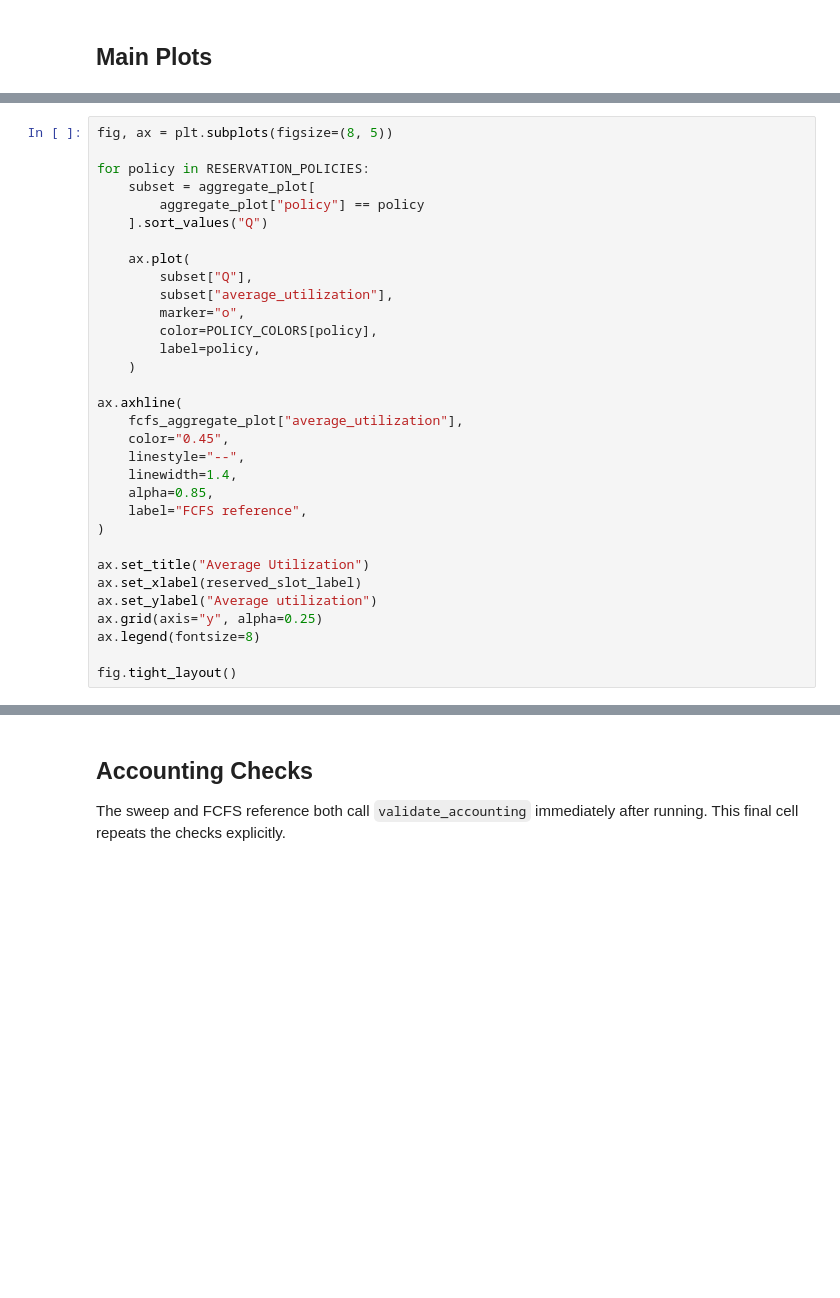
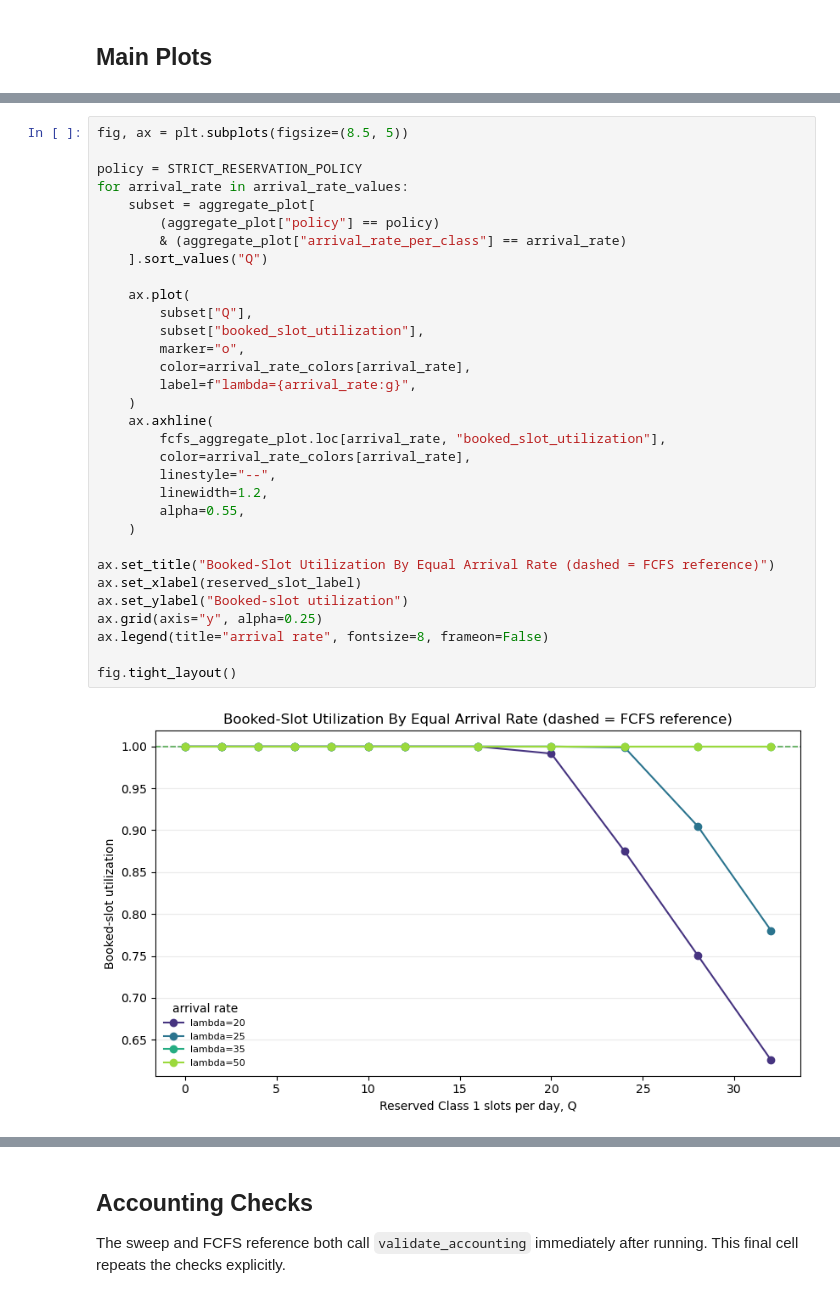
Before and after one commit to YcartXin/CUIMC-Appointment-Simulation, a Jupyter notebook: notebooks/08_reserved_capacity_sensitivity.ipynb, the cells around one changed output, grey strips where cells are left out. Saved outputs shown, nothing was run; the diff lists cells and outputs as text; blank space fills up the shorter version.

```diff
--- a/notebooks/08_reserved_capacity_sensitivity.ipynb
+++ b/notebooks/08_reserved_capacity_sensitivity.ipynb
@@ -540,33 +528,35 @@ fig.tight_layout()
 # %%
-fig, ax = plt.subplots(figsize=(8, 5))
+fig, ax = plt.subplots(figsize=(8.5, 5))
 
-for policy in RESERVATION_POLICIES:
+policy = STRICT_RESERVATION_POLICY
+for arrival_rate in arrival_rate_values:
     subset = aggregate_plot[
-        aggregate_plot["policy"] == policy
+        (aggregate_plot["policy"] == policy)
+        & (aggregate_plot["arrival_rate_per_class"] == arrival_rate)
     ].sort_values("Q")
 
     ax.plot(
         subset["Q"],
-        subset["average_utilization"],
+        subset["booked_slot_utilization"],
         marker="o",
-        color=POLICY_COLORS[policy],
-        label=policy,
+        color=arrival_rate_colors[arrival_rate],
+        label=f"lambda={arrival_rate:g}",
+    )
+    ax.axhline(
+        fcfs_aggregate_plot.loc[arrival_rate, "booked_slot_utilization"],
+        color=arrival_rate_colors[arrival_rate],
+        linestyle="--",
+        linewidth=1.2,
+        alpha=0.55,
     )
 
-ax.axhline(
-    fcfs_aggregate_plot["average_utilization"],
-    color="0.45",
-    linestyle="--",
-    linewidth=1.4,
-    alpha=0.85,
-    label="FCFS reference",
-)
-
-ax.set_title("Average Utilization")
+ax.set_title("Booked-Slot Utilization By Equal Arrival Rate (dashed = FCFS reference)")
 ax.set_xlabel(reserved_slot_label)
-ax.set_ylabel("Average utilization")
+ax.set_ylabel("Booked-slot utilization")
 ax.grid(axis="y", alpha=0.25)
-ax.legend(fontsize=8)
+ax.legend(title="arrival rate", fontsize=8, frameon=False)
 
 fig.tight_layout()
+# %% [output]
+[figure, added]
 # %%
```
Also changed, not shown: parts of 17 cells of this notebook, 31 other files.
